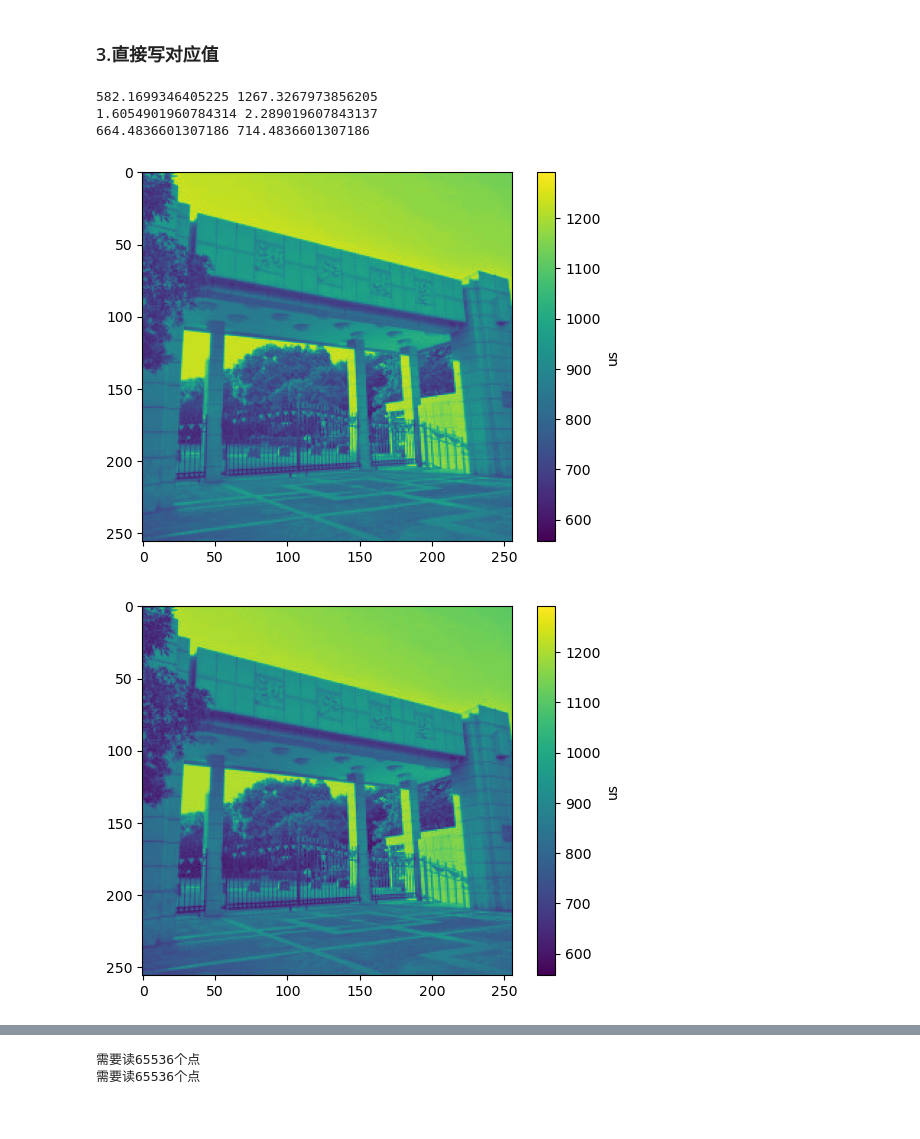
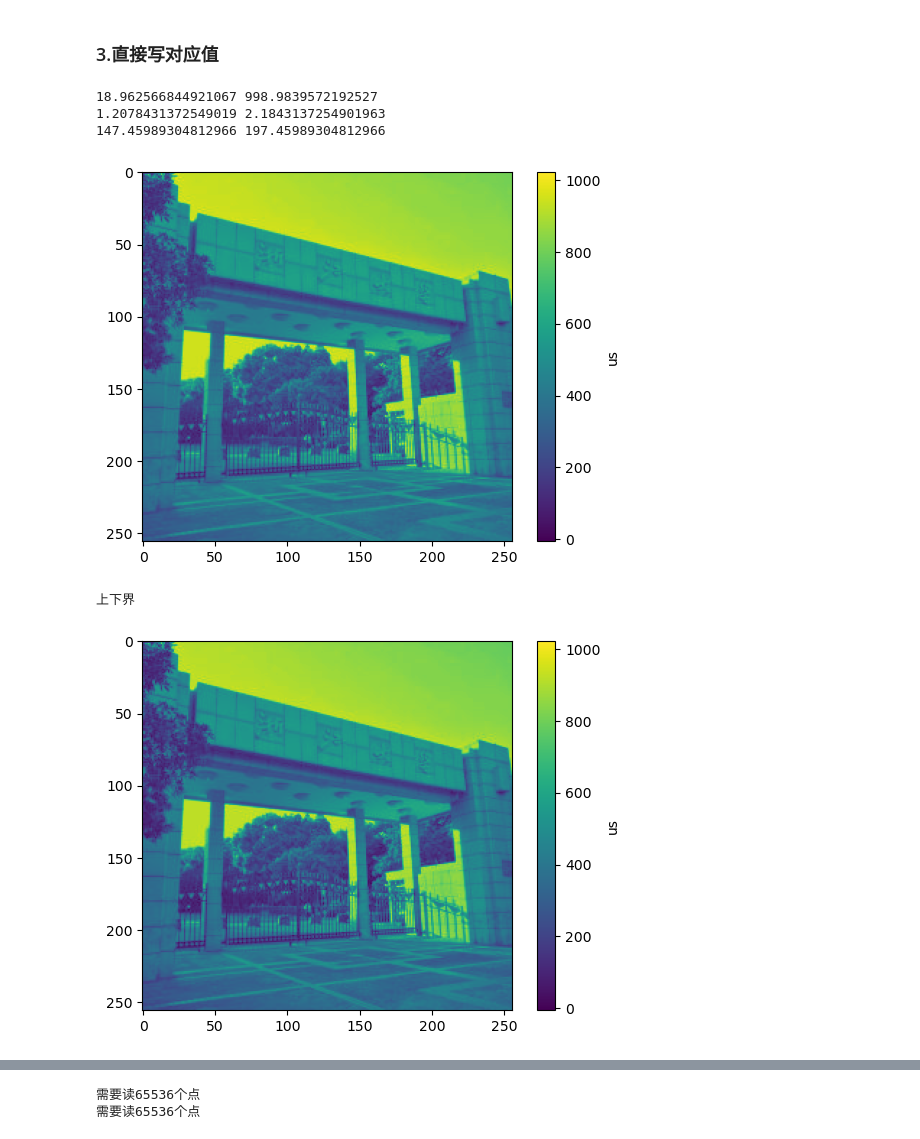
Before and after one commit to bei-meng/host_computer, a Jupyter notebook: 5写灰度图示例.ipynb, the cells around one changed output, grey strips where cells are left out. Cells and saved outputs as stored; diff of their text form; code cells hidden in the pictures.

```diff
--- a/5写灰度图示例.ipynb
+++ b/5写灰度图示例.ipynb
@@ -23,13 +21,0 @@ local ip: 192.168.1.15 local port: 55412
-# %%
-fig_num = 0
-def plot_cond(data,vmin = 0,vmax = 1400,title = ""):
-    cmap = plt.cm.viridis
-    norm = Normalize(vmin=vmin, vmax=vmax)
-    im = plt.imshow(data, cmap=cmap,norm=norm)
-    cbar = plt.colorbar(im)
-    cbar.set_label("us")
-    plt.title(title)
-    global fig_num
-    plt.savefig(f"./temp/{fig_num}.png")  # 保存为 PNG 格式
-    fig_num = fig_num +1
-    plt.show()
@@ -98,8 +49,17 @@ plt.show()
 # %% [markdown]
 ### 2.拟合tg和cond的线性映射
 # %%
-tg_map = [1.6,1.7,1.8,1.9,2.0,2.1,2.2,2.3]
-cond_map = [550,670,790,890,1010,1090,1170,1250]
+# 3v,set脉宽1us,reset脉宽1us
+tg_map = [1.4,1.5,1.6,1.7,1.8,1.9,2.0,2.1,2.2,2.3,2.4]
+cond_map = [190,310,430,510,610,710,850,910,1030,1110,1190]
+# 3v,set脉宽1us,reset脉宽10us
+# tg_map = [1.4,1.5,1.6,1.7,1.8,1.9,2.0,2.1,2.2,2.3,2.4]
+# cond_map = [190,310,430,510,610,710,850,910,1030,1110,1190]
+
+#
+# tg_map = [1.6,1.7,1.8,1.9,2.0,2.1,2.2,2.3]
+# cond_map = [550,670,790,890,1010,1090,1170,1250]
+
 
 tg_map = np.array(tg_map)
 cond_map = np.array(cond_map)
@@ -122,25 +82,27 @@ plt.show()
 # %% [markdown]
 ### 3.直接写对应值
 # %%
-cond_min = slope * 1.6 + intercept
-cond_max = slope * 2.3 + intercept
+cond_min = slope * 1.2 + intercept
+cond_max = slope * 2.2 + intercept
 
 cond_target = cond_min + resized_image / 255 * (cond_max - cond_min)
 cond_upper = cond_target + 25
 cond_lower = cond_target - 25
 
 img_tg = (cond_target - intercept)/slope
 print(np.min(cond_target),np.max(cond_target),)
 print(np.min(img_tg),np.max(img_tg),)
 
 print(cond_lower[0,0],cond_upper[0,0])
 
 plot_cond(cond_target,np.min(cond_lower),np.max(cond_upper))
+print("上下界")
 plot_cond(cond_lower,np.min(cond_lower),np.max(cond_upper))
 plot_cond(cond_upper,np.min(cond_lower),np.max(cond_upper))
 # %% [output]
-582.1699346405225 1267.3267973856205
-1.6054901960784314 2.289019607843137
-664.4836601307186 714.4836601307186
+18.962566844921067 998.9839572192527
+1.2078431372549019 2.1843137254901963
+147.45989304812966 197.45989304812966
-[figure, old version]
+[figure, new version]
+上下界
-[figure, old version]
+[figure, new version]
```
Also changed, not shown: parts of 10 cells of this notebook, 11 other files.
